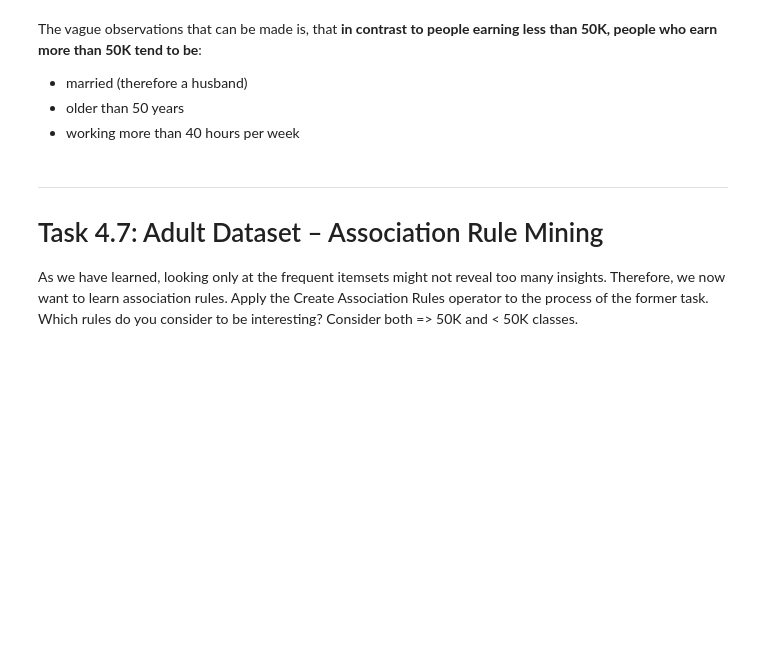
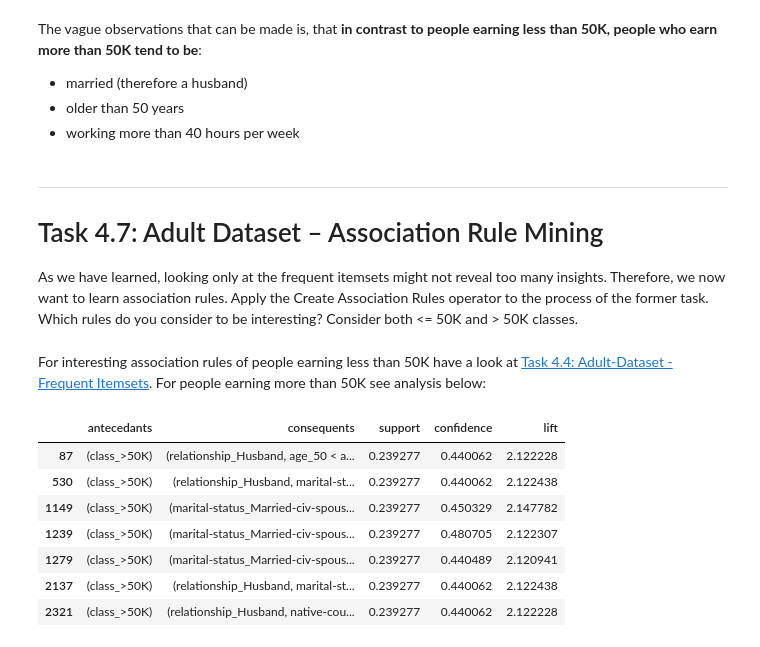
Before and after one commit to jgoerner/DataMining, a Jupyter notebook: notebooks/1.0-jg-readingguide-4-association-analysis.ipynb, the cells around one changed output. Cells and saved outputs as stored; diff of their text form; code cells hidden in the pictures; blank space fills up the shorter version.

Commit message:
Finished association rules

```diff
--- a/notebooks/0.9-jg-readingguide-4-association-analysis.ipynb
+++ b/notebooks/1.0-jg-readingguide-4-association-analysis.ipynb
@@ -341,4 +345,27 @@ The vague observations that can be made is, that **in contrast to people earning
 # %% [markdown]
 ---
 # Task 4.7: Adult Dataset – Association Rule Mining
-As we have learned, looking only at the frequent itemsets might not reveal too many insights. Therefore, we now want to learn association rules. Apply the Create Association Rules operator to the process of the former task. Which rules do you consider to be interesting? Consider both => 50K and < 50K classes.
+As we have learned, looking only at the frequent itemsets might not reveal too many insights. Therefore, we now want to learn association rules. Apply the Create Association Rules operator to the process of the former task. Which rules do you consider to be interesting? Consider both <= 50K and > 50K classes.
+# %% [markdown]
+For interesting association rules of people earning less than 50K have a look at [Task 4.4: Adult-Dataset - Frequent Itemsets](#task-4-4). For people earning more than 50K see analysis below:
+# %%
+filter_rules_by_items(
+    association_rules(
+        apriori(
+            dt_adults,
+            min_support=0.1,
+            use_colnames=True),
+        metric="lift", min_threshold=2.12),
+    ["class_>50K"],
+    criteria="antecedants",
+    exact=True
+)
+# %% [output]
+|  | antecedants | consequents | support | confidence | lift |
+| 87 | (class_>50K) | (relationship_Husband, age_50 < a... | 0.239277 | 0.440062 | 2.122228 |
+| 530 | (class_>50K) | (relationship_Husband, marital-st... | 0.239277 | 0.440062 | 2.122438 |
+| 1149 | (class_>50K) | (marital-status_Married-civ-spous... | 0.239277 | 0.450329 | 2.147782 |
+| 1239 | (class_>50K) | (marital-status_Married-civ-spous... | 0.239277 | 0.480705 | 2.122307 |
+| 1279 | (class_>50K) | (marital-status_Married-civ-spous... | 0.239277 | 0.440489 | 2.120941 |
+| 2137 | (class_>50K) | (relationship_Husband, marital-st... | 0.239277 | 0.440062 | 2.122438 |
+| 2321 | (class_>50K) | (relationship_Husband, native-cou... | 0.239277 | 0.440062 | 2.122228 |
```
Also changed, not shown: parts of 3 cells of this notebook.
